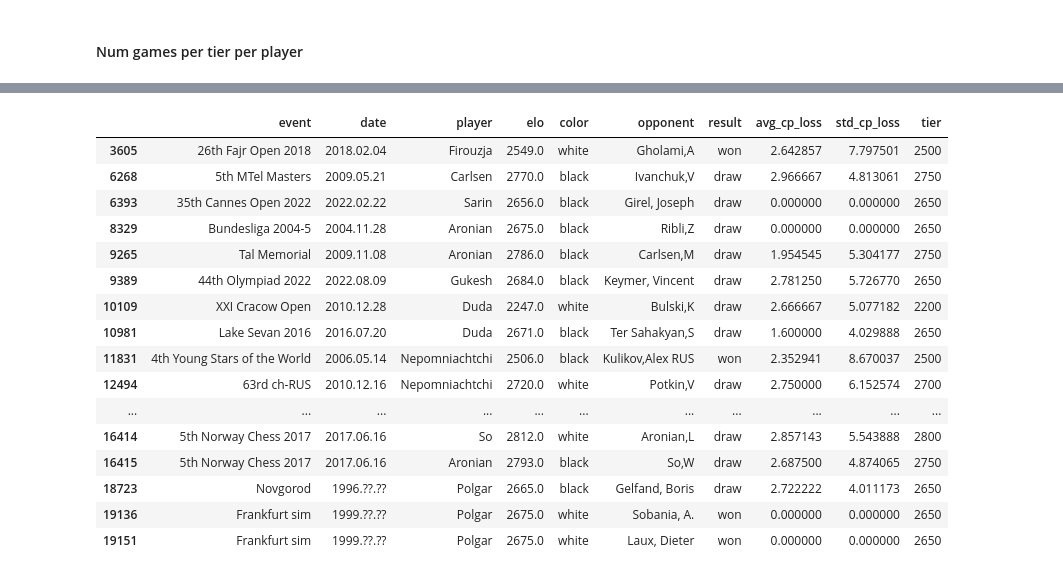
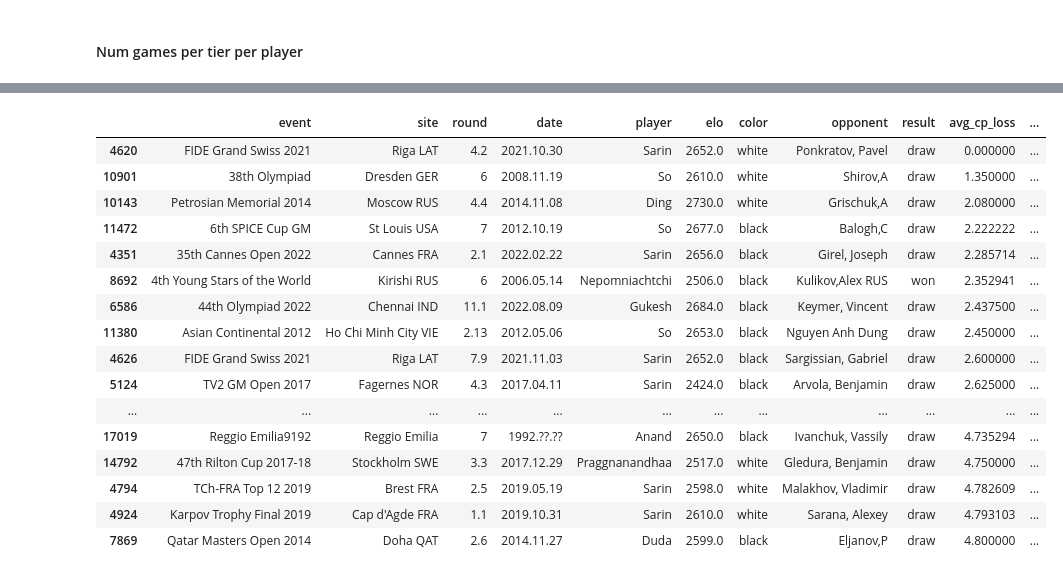
Before and after one commit to axeloh/centipawn_loss_analyzer, a Jupyter notebook: analyze.ipynb, the cells around one changed output, grey strips where cells are left out. Saved outputs shown, nothing was run; the diff lists cells and outputs as text; code cells hidden in the pictures.

```diff
--- a/analyze.ipynb
+++ b/analyze.ipynb
@@ -240,23 +247,23 @@ for cp_loss_limit in cp_loss_limits:
-# %%
-df[df['avg_cp_loss']< 3]
-# %% [output]
-|  | event | date | player | elo | color | opponent | result | avg_cp_loss | std_cp_loss | tier |
-| 3605 | 26th Fajr Open 2018 | 2018.02.04 | Firouzja | 2549.0 | white | Gholami,A | won | 2.642857 | 7.797501 | 2500 |
-| 6268 | 5th MTel Masters | 2009.05.21 | Carlsen | 2770.0 | black | Ivanchuk,V | draw | 2.966667 | 4.813061 | 2750 |
-| 6393 | 35th Cannes Open 2022 | 2022.02.22 | Sarin | 2656.0 | black | Girel, Joseph | draw | 0.000000 | 0.000000 | 2650 |
-| 8329 | Bundesliga 2004-5 | 2004.11.28 | Aronian | 2675.0 | black | Ribli,Z | draw | 0.000000 | 0.000000 | 2650 |
-| 9265 | Tal Memorial | 2009.11.08 | Aronian | 2786.0 | black | Carlsen,M | draw | 1.954545 | 5.304177 | 2750 |
-| 9389 | 44th Olympiad 2022 | 2022.08.09 | Gukesh | 2684.0 | black | Keymer, Vincent | draw | 2.781250 | 5.726770 | 2650 |
-| 10109 | XXI Cracow Open | 2010.12.28 | Duda | 2247.0 | white | Bulski,K | draw | 2.666667 | 5.077182 | 2200 |
-| 10981 | Lake Sevan 2016 | 2016.07.20 | Duda | 2671.0 | black | Ter Sahakyan,S | draw | 1.600000 | 4.029888 | 2650 |
-| 11831 | 4th Young Stars of the World | 2006.05.14 | Nepomniachtchi | 2506.0 | black | Kulikov,Alex RUS | won | 2.352941 | 8.670037 | 2500 |
-| 12494 | 63rd ch-RUS | 2010.12.16 | Nepomniachtchi | 2720.0 | white | Potkin,V | draw | 2.750000 | 6.152574 | 2700 |
-| ... | ... | ... | ... | ... | ... | ... | ... | ... | ... | ... |
-| 16414 | 5th Norway Chess 2017 | 2017.06.16 | So | 2812.0 | white | Aronian,L | draw | 2.857143 | 5.543888 | 2800 |
-| 16415 | 5th Norway Chess 2017 | 2017.06.16 | Aronian | 2793.0 | black | So,W | draw | 2.687500 | 4.874065 | 2750 |
-| 18723 | Novgorod | 1996.??.?? | Polgar | 2665.0 | black | Gelfand, Boris | draw | 2.722222 | 4.011173 | 2650 |
-| 19136 | Frankfurt sim | 1999.??.?? | Polgar | 2675.0 | white | Sobania, A. | won | 0.000000 | 0.000000 | 2650 |
-| 19151 | Frankfurt sim | 1999.??.?? | Polgar | 2675.0 | white | Laux, Dieter | won | 0.000000 | 0.000000 | 2650 |
+# %%
+df.sort_values(['avg_cp_loss'], ascending=True).head(50)
+# %% [output]
+|  | event | site | round | date | player | elo | color | opponent | result | avg_cp_loss | ... |
+| 4620 | FIDE Grand Swiss 2021 | Riga LAT | 4.2 | 2021.10.30 | Sarin | 2652.0 | white | Ponkratov, Pavel | draw | 0.000000 | ... |
+| 10901 | 38th Olympiad | Dresden GER | 6 | 2008.11.19 | So | 2610.0 | white | Shirov,A | draw | 1.350000 | ... |
+| 10143 | Petrosian Memorial 2014 | Moscow RUS | 4.4 | 2014.11.08 | Ding | 2730.0 | white | Grischuk,A | draw | 2.080000 | ... |
+| 11472 | 6th SPICE Cup GM | St Louis USA | 7 | 2012.10.19 | So | 2677.0 | black | Balogh,C | draw | 2.222222 | ... |
+| 4351 | 35th Cannes Open 2022 | Cannes FRA | 2.1 | 2022.02.22 | Sarin | 2656.0 | black | Girel, Joseph | draw | 2.285714 | ... |
+| 8692 | 4th Young Stars of the World | Kirishi RUS | 6 | 2006.05.14 | Nepomniachtchi | 2506.0 | black | Kulikov,Alex RUS | won | 2.352941 | ... |
+| 6586 | 44th Olympiad 2022 | Chennai IND | 11.1 | 2022.08.09 | Gukesh | 2684.0 | black | Keymer, Vincent | draw | 2.437500 | ... |
+| 11380 | Asian Continental 2012 | Ho Chi Minh City VIE | 2.13 | 2012.05.06 | So | 2653.0 | black | Nguyen Anh Dung | draw | 2.450000 | ... |
+| 4626 | FIDE Grand Swiss 2021 | Riga LAT | 7.9 | 2021.11.03 | Sarin | 2652.0 | black | Sargissian, Gabriel | draw | 2.600000 | ... |
+| 5124 | TV2 GM Open 2017 | Fagernes NOR | 4.3 | 2017.04.11 | Sarin | 2424.0 | black | Arvola, Benjamin | draw | 2.625000 | ... |
+| ... | ... | ... | ... | ... | ... | ... | ... | ... | ... | ... | ... |
+| 17019 | Reggio Emilia9192 | Reggio Emilia | 7 | 1992.??.?? | Anand | 2650.0 | black | Ivanchuk, Vassily | draw | 4.735294 | ... |
+| 14792 | 47th Rilton Cup 2017-18 | Stockholm SWE | 3.3 | 2017.12.29 | Praggnanandhaa | 2517.0 | white | Gledura, Benjamin | draw | 4.750000 | ... |
+| 4794 | TCh-FRA Top 12 2019 | Brest FRA | 2.5 | 2019.05.19 | Sarin | 2598.0 | white | Malakhov, Vladimir | draw | 4.782609 | ... |
+| 4924 | Karpov Trophy Final 2019 | Cap d'Agde FRA | 1.1 | 2019.10.31 | Sarin | 2610.0 | white | Sarana, Alexey | draw | 4.793103 | ... |
+| 7869 | Qatar Masters Open 2014 | Doha QAT | 2.6 | 2014.11.27 | Duda | 2599.0 | black | Eljanov,P | draw | 4.800000 | ... |
 # %%
 sns.regplot(x='elo', y='avg_cp_loss', data=df[df['player']=='Gukesh'])
 # %% [output]
```
Also changed, not shown: parts of 12 cells of this notebook, 20 other files.
